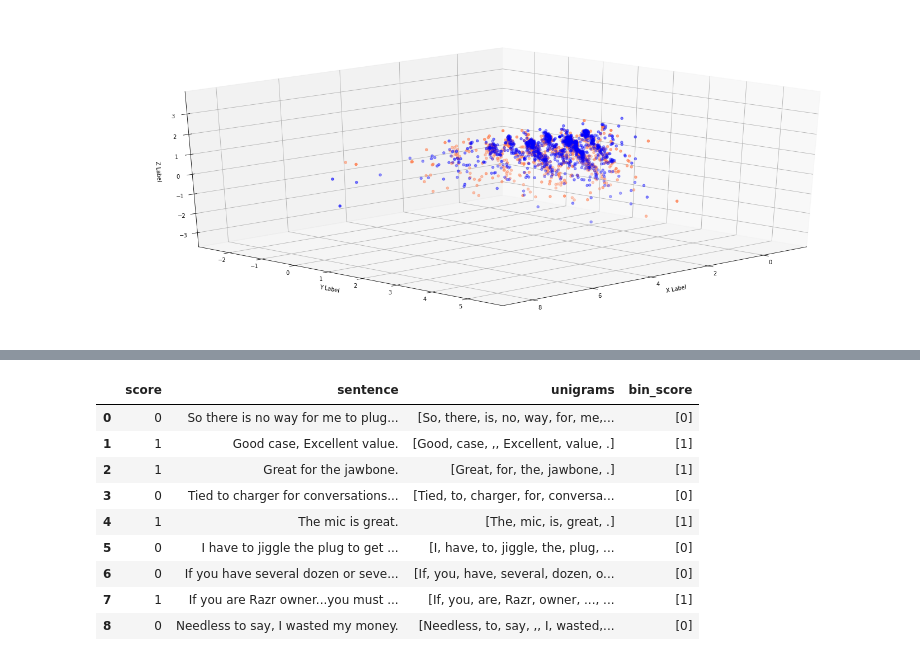
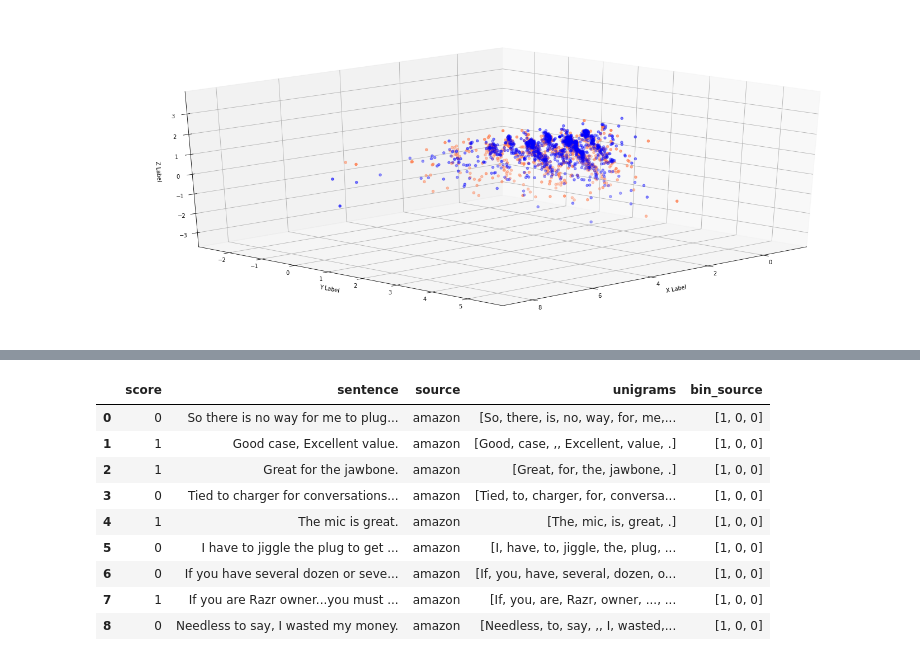
Before and after one commit to xavier2696/dm_2018_hw_1, a Jupyter notebook: hw_1.ipynb, the cells around one changed output, grey strips where cells are left out. Saved outputs shown, nothing was run; the diff lists cells and outputs as text; code cells hidden in the pictures.

```diff
--- a/hw_1.ipynb
+++ b/hw_1.ipynb
@@ -59,15 +66,15 @@ from sklearn import preprocessing, metrics, decomposition, pipeline, dummy
 #load data into python array
 sentiment_data_array = []
 with open("sentiment_labelled_sentences_data/amazon_cells_labelled.txt","r") as amazon_data:
-    sentiment_data_array += amazon_data.read().split('\n')
+    sentiment_data_array += [string + '\tamazon' for string in amazon_data.read().split('\n')]
 with open("sentiment_labelled_sentences_data/imdb_labelled.txt","r") as imdb_data:
-    sentiment_data_array += imdb_data.read().split('\n')
+    sentiment_data_array += [string + '\timdb' for string in imdb_data.read().split('\n')]
 with open("sentiment_labelled_sentences_data/yelp_labelled.txt","r") as yelp_data:
-    sentiment_data_array += yelp_data.read().split('\n')
+    sentiment_data_array += [string + '\tyelp' for string in yelp_data.read().split('\n')]
 
 sentiment_data = dmh.sentiment_data_dictionary(sentiment_data_array)
 # %%
 # create dataframe
-sentiment_data_df = pd.DataFrame.from_records(data = {"sentence":sentiment_data['sentences'], "score":sentiment_data['scores']})
+sentiment_data_df = pd.DataFrame.from_records(data = {"sentence":sentiment_data['sentences'], "score":sentiment_data['scores'], "source":sentiment_data['sources']})
 print(sentiment_data_df[:10])
 # %% [output]
@@ -102,6 +110,7 @@ print('Number of rows before cleaning: %d' % len(sentiment_data_df))
 print('Duplicated rows: %d' % duplicates)
 if duplicates > 0:
     sentiment_data_df.drop_duplicates(keep=False, inplace=True)
-
+sentiment_data_df.reset_index(drop=True, inplace=True) #necessary because I discovered that after droping the duplicates the index
+#keeps the old original values and when trying to access values with the [] the wrong values were being returned
 print('Number of rows after cleaning: %d' % len(sentiment_data_df))
 # %% [output]
@@ -224,21 +233,22 @@ ordered_data = [go.Bar(
 py.iplot(ordered_data, filename = 'Ordered Data Terms')
 # %% [output]
 [interactive output not drawn]
-# %%
-#binarization
-mlb = preprocessing.LabelBinarizer()
-mlb.fit(sentiment_data_df.score)
-sentiment_data_df['bin_score'] = mlb.transform(sentiment_data_df['score']).tolist()
-sentiment_data_df[0:9]
-#in this case binarization does not changes the score values because there are only 2 possible values in score to begin with
-# %% [output]
-|  | score | sentence | unigrams | bin_score |
-| 0 | 0 | So there is no way for me to plug... | [So, there, is, no, way, for, me,... | [0] |
-| 1 | 1 | Good case, Excellent value. | [Good, case, ,, Excellent, value, .] | [1] |
-| 2 | 1 | Great for the jawbone. | [Great, for, the, jawbone, .] | [1] |
-| 3 | 0 | Tied to charger for conversations... | [Tied, to, charger, for, conversa... | [0] |
-| 4 | 1 | The mic is great. | [The, mic, is, great, .] | [1] |
-| 5 | 0 | I have to jiggle the plug to get ... | [I, have, to, jiggle, the, plug, ... | [0] |
-| 6 | 0 | If you have several dozen or seve... | [If, you, have, several, dozen, o... | [0] |
-| 7 | 1 | If you are Razr owner...you must ... | [If, you, are, Razr, owner, ..., ... | [1] |
-| 8 | 0 | Needless to say, I wasted my money. | [Needless, to, say, ,, I, wasted,... | [0] |
+# %%
+#binarization
+#I will appy binarization to the source parameter because it does not make sense to apply it to the score which only has 2
+#possible values
+mlb = preprocessing.LabelBinarizer()
+mlb.fit(sentiment_data_df.source)
+sentiment_data_df['bin_source'] = mlb.transform(sentiment_data_df['source']).tolist()
+sentiment_data_df[0:9]
+# %% [output]
+|  | score | sentence | source | unigrams | bin_source |
+| 0 | 0 | So there is no way for me to plug... | amazon | [So, there, is, no, way, for, me,... | [1, 0, 0] |
+| 1 | 1 | Good case, Excellent value. | amazon | [Good, case, ,, Excellent, value, .] | [1, 0, 0] |
+| 2 | 1 | Great for the jawbone. | amazon | [Great, for, the, jawbone, .] | [1, 0, 0] |
+| 3 | 0 | Tied to charger for conversations... | amazon | [Tied, to, charger, for, conversa... | [1, 0, 0] |
+| 4 | 1 | The mic is great. | amazon | [The, mic, is, great, .] | [1, 0, 0] |
+| 5 | 0 | I have to jiggle the plug to get ... | amazon | [I, have, to, jiggle, the, plug, ... | [1, 0, 0] |
+| 6 | 0 | If you have several dozen or seve... | amazon | [If, you, have, several, dozen, o... | [1, 0, 0] |
+| 7 | 1 | If you are Razr owner...you must ... | amazon | [If, you, are, Razr, owner, ..., ... | [1, 0, 0] |
+| 8 | 0 | Needless to say, I wasted my money. | amazon | [Needless, to, say, ,, I, wasted,... | [1, 0, 0] |
```
Also changed, not shown: parts of 11 cells of this notebook, 1 other file.
